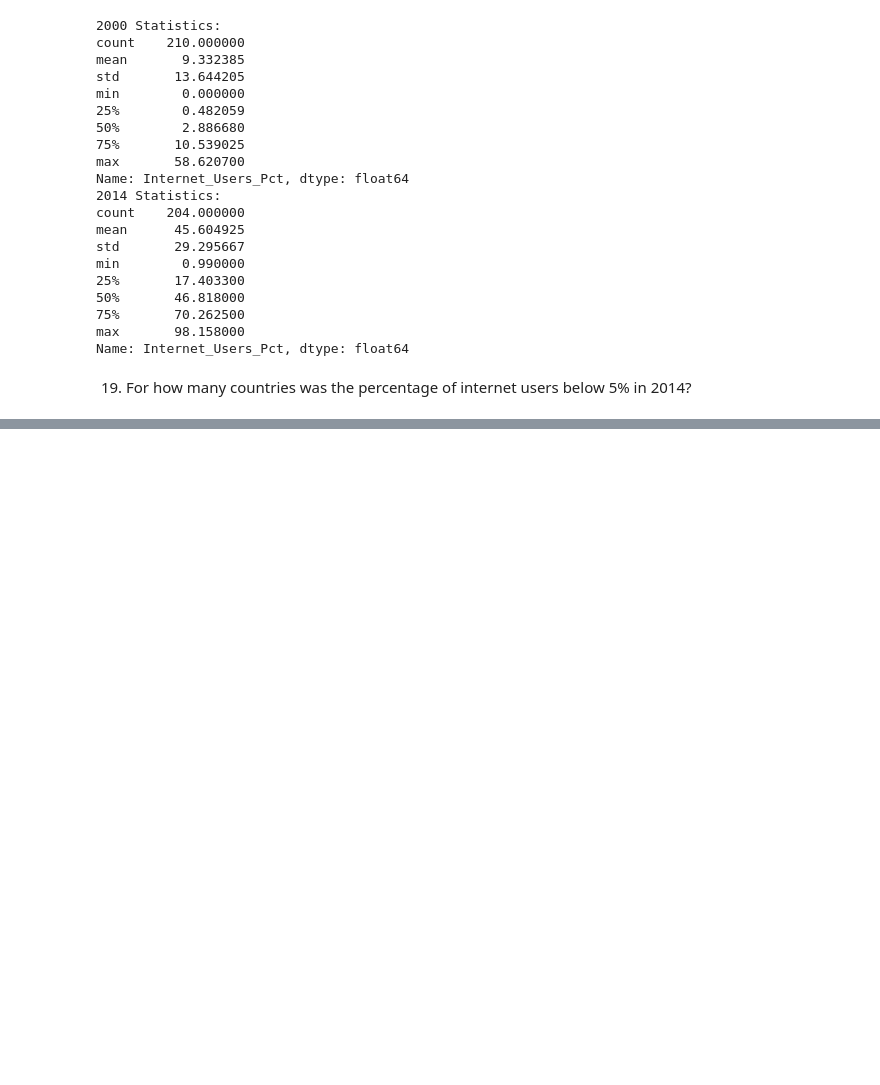
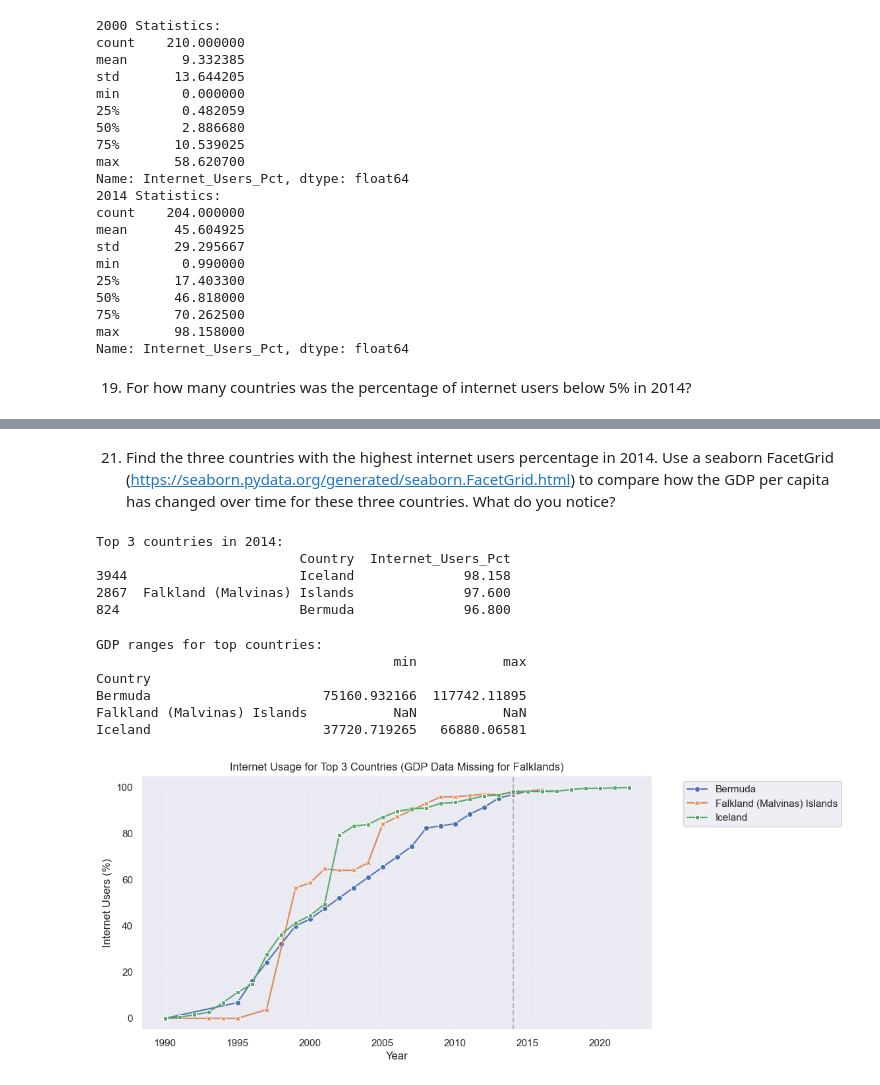
Before and after one commit to NSS-Data-Analytics-Cohort-14/gdp-and-internet-usage-seanfahey1127, a Jupyter notebook: notebooks/gdp_project.ipynb, the cells around one changed output, grey strips where cells are left out. Cells and saved outputs as stored; diff of their text form; code cells hidden in the pictures; blank space fills up the shorter version.

```diff
--- a/notebooks/gdp_project.ipynb
+++ b/notebooks/gdp_project.ipynb
@@ -625,0 +652,16 @@ Name: Internet_Users_Pct, dtype: float64
+# %%
+gdp_and_internet_use = pd.merge(
+    internet_df,
+    gdp_df,
+    on=['Country', 'Year'],
+    how= 'outer',
+    indicator=True)
+
+print("First 5 rows:")
+print(gdp_and_internet_use.head())
+print("\nLast 5 rows:")
+print(gdp_and_internet_use.tail())
+
+
+print("\nMerge composition:")
+print(gdp_and_internet_use['_merge'].value_counts())
@@ -625,0 +686,43 @@ Name: Internet_Users_Pct, dtype: float64
+# %% [markdown]
+21. Find the three countries with the highest internet users percentage in 2014. Use a seaborn FacetGrid (https://seaborn.pydata.org/generated/seaborn.FacetGrid.html) to compare how the GDP per capita has changed over time for these three countries. What do you notice?
+# %%
+top_2014 = (
+    gdp_and_internet_use[gdp_and_internet_use['Year'] == 2014]
+    .nlargest(3, 'Internet_Users_Pct'))
+
+top_countries = top_2014['Country'].tolist()
+print(f"Top 3 countries in 2014:\n{top_2014[['Country', 'Internet_Users_Pct']]}")
+# %% [output]
+Top 3 countries in 2014:
+                          Country  Internet_Users_Pct
+3944                      Iceland              98.158
+2867  Falkland (Malvinas) Islands              97.600
+824                       Bermuda              96.800
+# %%
+print(f"GDP ranges for top countries:\n{trend_data.groupby('Country')['GDP_Per_Capita'].agg(['min', 'max'])}")
+# %% [output]
+GDP ranges for top countries:
+                                      min           max
+Country
+Bermuda                      75160.932166  117742.11895
+Falkland (Malvinas) Islands           NaN           NaN
+Iceland                      37720.719265   66880.06581
+# %%
+plt.figure(figsize=(10, 5))
+ax = sns.lineplot(
+    data=gdp_and_internet_use[gdp_and_internet_use['Country'].isin(top_countries)],
+    x='Year',
+    y='Internet_Users_Pct',
+    hue='Country',
+    style='Country',
+    markers=True,
+    dashes=False)
+
+plt.title("Internet Usage for Top 3 Countries (GDP Data Missing for Falklands)")
+plt.ylabel("Internet Users (%)")
+plt.axvline(2014, color='gray', linestyle='--', alpha=0.5)
+plt.grid(alpha=0.3)
+plt.legend(bbox_to_anchor=(1.05, 1))
+plt.show()
+# %% [output]
+[figure, added]
```
Also changed, not shown: parts of 20 cells of this notebook.
